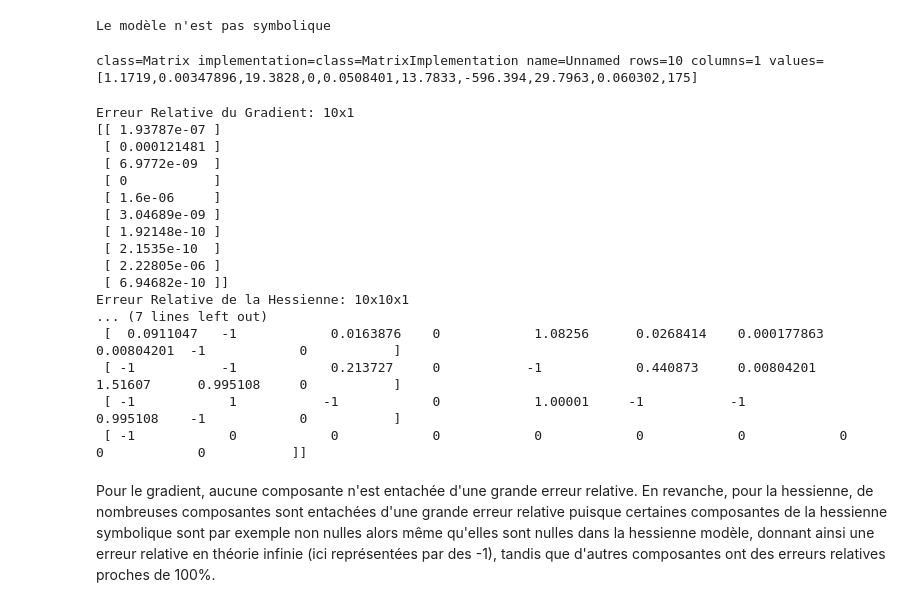
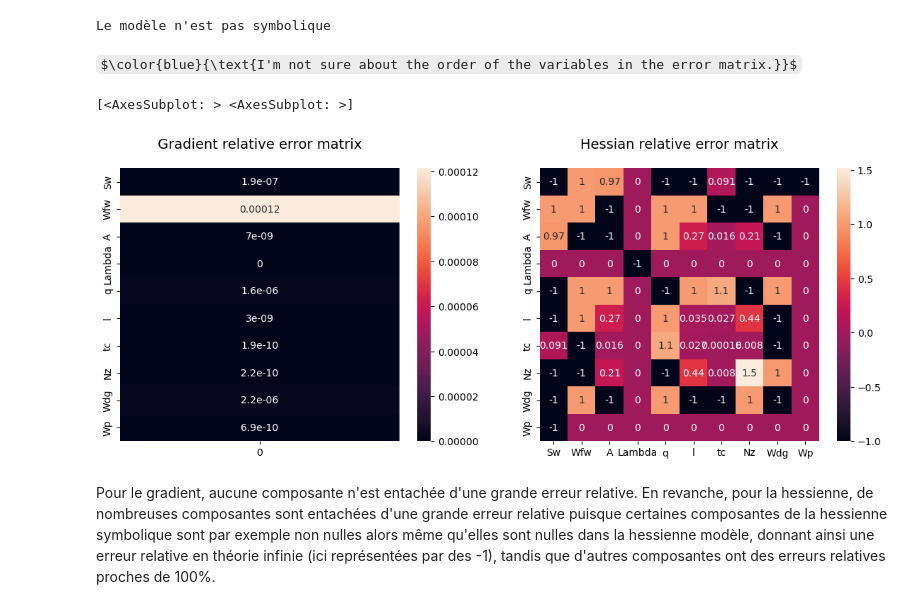
Before and after one commit to Abdellah-Laassairi/QI-mass-model-wing-aircraft, a Jupyter notebook: notebook.ipynb, the cells around one changed output. Drawn from its saved outputs; the diff is of its cells as text; code cells hidden in the pictures; some formulas as TeX source.

Commit message:
Updated hessian relative error matrix

```diff
--- a/notebook.ipynb
+++ b/notebook.ipynb
@@ -84,10 +86,6 @@ model_hessian = finite_difference_hessian_model.hessian(mean_inputs)
 
 symbolic_gradient = symbolic_function.gradient(mean_inputs)
 symbolic_hessian = symbolic_function.hessian(mean_inputs)
-# %%
-symbolic_function.gradient(mean_inputs)
-# %% [output]
-class=Matrix implementation=class=MatrixImplementation name=Unnamed rows=10 columns=1 values=[1.1719,0.00347896,19.3828,0,0.0508401,13.7833,-596.394,29.7963,0.060302,175]
 # %%
 # Calculate element-wise relative error for gradient
 gradient_relative_error = ot.Matrix(model_gradient.getNbRows(), model_gradient.getNbColumns())
@@ -113,28 +111,36 @@ for i in range(model_hessian.getNbRows()):
                     hessian_relative_error[i, j, k] = 0
                 else:
                     hessian_relative_error[i, j, k] = -1
-
-#print(model_hessian)
-print("Erreur Relative du Gradient:", gradient_relative_error)
-print("Erreur Relative de la Hessienne:", hessian_relative_error)
-# %% [output]
-Erreur Relative du Gradient: 10x1
-[[ 1.93787e-07 ]
- [ 0.000121481 ]
- [ 6.9772e-09  ]
- [ 0           ]
- [ 1.6e-06     ]
- [ 3.04689e-09 ]
- [ 1.92148e-10 ]
- [ 2.1535e-10  ]
- [ 2.22805e-06 ]
- [ 6.94682e-10 ]]
-Erreur Relative de la Hessienne: 10x10x1
-... (7 lines left out)
- [  0.0911047   -1            0.0163876    0            1.08256      0.0268414    0.000177863  0.00804201  -1            0           ]
- [ -1           -1            0.213727     0           -1            0.440873     0.00804201   1.51607      0.995108     0           ]
- [ -1            1           -1            0            1.00001     -1           -1            0.995108    -1            0           ]
- [ -1            0            0            0            0            0            0            0            0            0           ]]
+# %% [markdown]
+$\color{blue}{\text{I'm not sure about the order of the variables in the error matrix.}}$
+# %%
+fig, axes = plt.subplots(1,2)
+fig.set_size_inches(14,5)
+
+ax0, ax1 = axes
+print(axes)
+
+g0 = sb.heatmap(np.array(gradient_relative_error),ax=ax0 ,annot=True)
+# set x-axis label and ticks.
+#ax2.xaxis.set_ticklabels(nom_sources)
+# set y-axis label and ticks
+g0.yaxis.set_ticklabels(nom_sources)
+# set plot title
+g0.set_title("Gradient relative error matrix", fontsize=14, pad=20)
+
+
+g1 = sb.heatmap(np.array(hessian_relative_error)[:,:,0],ax=ax1, annot=True)
+# set x-axis label and ticks.
+g1.xaxis.set_ticklabels(nom_sources)
+# set y-axis label and ticks
+g1.yaxis.set_ticklabels(nom_sources)
+# set plot title
+g1.set_title("Hessian relative error matrix", fontsize=14, pad=20)
+
+plt.show()
+# %% [output]
+[<AxesSubplot: > <AxesSubplot: >]
+[figure, added]
 # %% [markdown]
 Pour le gradient, aucune composante n'est entachée d'une grande erreur relative. En revanche, pour la hessienne, de nombreuses composantes sont entachées d'une grande erreur relative puisque certaines composantes de la hessienne symbolique sont par exemple non nulles alors même qu'elles sont nulles dans la hessienne modèle, donnant ainsi une erreur relative en théorie infinie (ici représentées par des -1), tandis que d'autres composantes ont des erreurs relatives proches de 100%.
 # %% [markdown]
```
Also changed, not shown: parts of 8 cells of this notebook.
